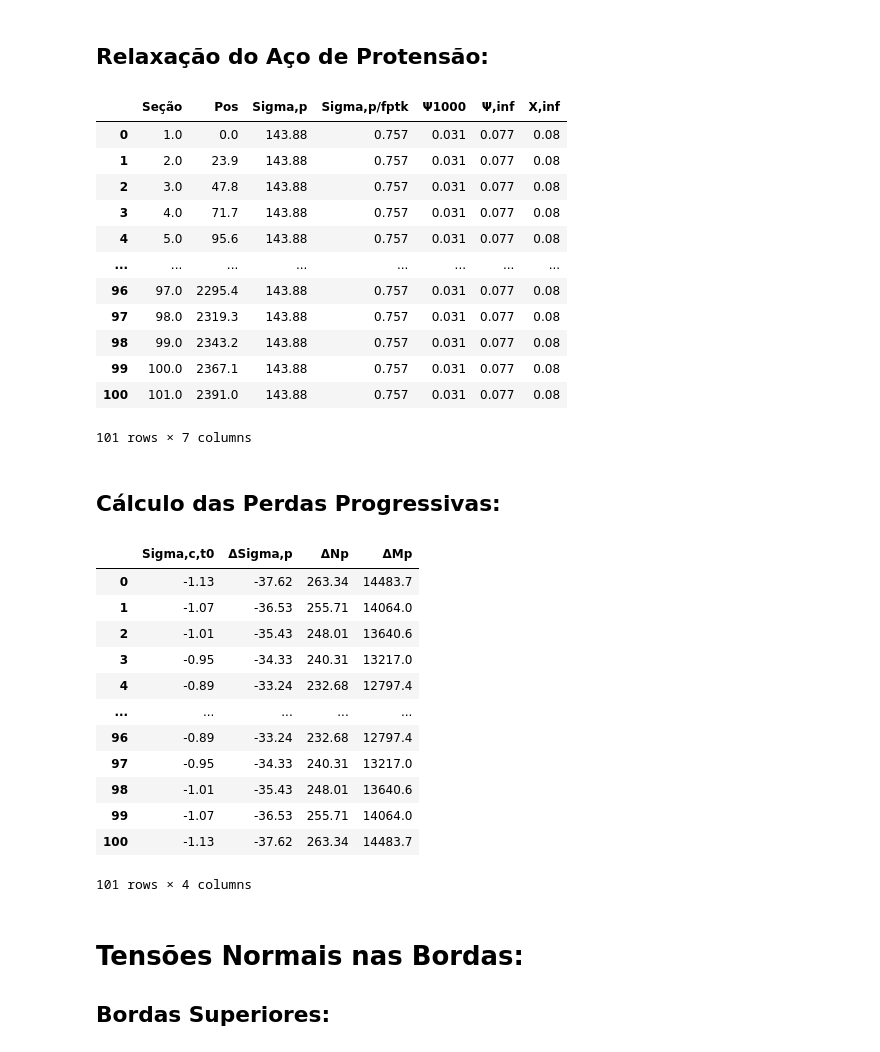
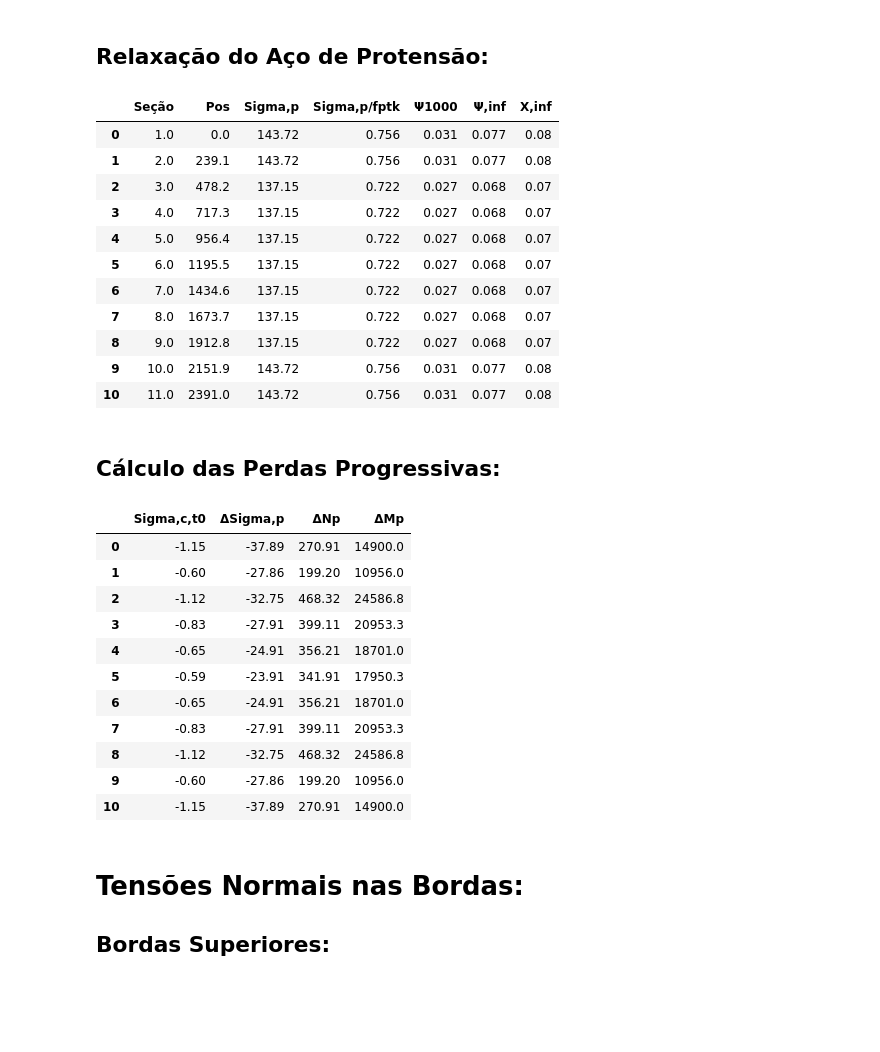
Before and after one commit to GarciaGabe/eng, a Jupyter notebook: Viga Protendida.ipynb, the cells around one changed output. Drawn from its saved outputs; the diff is of its cells as text; code cells hidden in the pictures; blank space fills up the shorter version.

```diff
--- a/Viga Protendida.ipynb
+++ b/Viga Protendida.ipynb
@@ -53,12 +53,12 @@ Area = b*h - e_eps*h_eps
 Inercia = b*h**3/12 - e_eps*h_eps**3/12
 W_i = Inercia/(h/2)
 W_s = Inercia/(h/2)
-e_p = 55
+e_p = 52.5
 Vao = 2391
 
 ## Número de seções para dividir o vão:
 # Escolher número impar
-nS = 101
+nS = 11
 # %% [output]
 \[
 \begin{aligned}
@@ -153,7 +153,7 @@ f_{yd} &= \frac{ f_{yk} }{ 1.15 }  = \frac{ 50 }{ 1.15 } &= 43.48
 %%render 2 short
 
 Q_t0 = 0.000025*Area
-Q_tF = 0.156
+Q_tF = 0.157
 # %% [output]
 \[
 \begin{aligned}
@@ -248,7 +248,7 @@ P_{max} &= \operatorname{min} { \left( P_{1} ,\  P_{2} \right) }  = \operatornam
 
 P = P_max
 phi_1 = 1.52
-A_p1 = 1.40
+A_p1 = 1.43
 
 ## Número de cordoalhas para adotar:
 n = floor(P/(A_p1*sigma_p0))
@@ -422,7 +421,7 @@ n_{s1} &= \left \lfloor \frac{ P_{s1} }{ A_{p1} \cdot \sigma_{p0} } \right \rflo
 
 # Vetor com o número de cordoalhas em cada ponto de escalonamento:
 
-qntCordoalhas = (5,10)
+qntCordoalhas = [5,10]
 
 # Vetor com a excentricidade da protensão em cada ponto de escalonamento:
 
@@ -661,39 +667,38 @@ epsilon_cs = epsilon_1s*epsilon_2s*(beta_s_tF - beta_s_t0)
 # %%
 relax = []
 for i in range(7):
     relax.append([0]*nS)
 
 for i in range (nS):
-    relax[0][i] = i+1
+    relax[0][i] = int(i+1)
     relax[1][i] = esforcos[0][i] #posição x da seção
     for j in range(len(qntCordoalhas)-1,-1,-1):
         if(relax[1][i] >= x1_anc[j] and relax[1][i] <= x2_anc[j]):
             relax[2][i] = round(sigma_p[j],2)
             break
     relax[3][i] = round(relax[2][i]/f_ptk,3)
     relax[4][i] = round(calcpsi(relax[3][i]),3)
     relax[5][i] = round(relax[4][i]*2.5,3)
     relax[6][i] = round(-log(1-relax[5][i]),3)
 
 
 tabela3 = pd.DataFrame(relax)
 tabela3 = tabela3.transpose()
 tabela3.rename(columns={0:'Seção',1:'Pos',2:'Sigma,p',3:'Sigma,p/fptk',4:'\u03A81000',5:'\u03A8,inf',6:'X,inf'},inplace = True)
 display(tabela3)
 # %% [output]
 |  | Seção | Pos | Sigma,p | Sigma,p/fptk | Ψ1000 | Ψ,inf | X,inf |
-| 0 | 1.0 | 0.0 | 143.88 | 0.757 | 0.031 | 0.077 | 0.08 |
-| 1 | 2.0 | 23.9 | 143.88 | 0.757 | 0.031 | 0.077 | 0.08 |
-| 2 | 3.0 | 47.8 | 143.88 | 0.757 | 0.031 | 0.077 | 0.08 |
-| 3 | 4.0 | 71.7 | 143.88 | 0.757 | 0.031 | 0.077 | 0.08 |
-| 4 | 5.0 | 95.6 | 143.88 | 0.757 | 0.031 | 0.077 | 0.08 |
-| ... | ... | ... | ... | ... | ... | ... | ... |
-| 96 | 97.0 | 2295.4 | 143.88 | 0.757 | 0.031 | 0.077 | 0.08 |
-| 97 | 98.0 | 2319.3 | 143.88 | 0.757 | 0.031 | 0.077 | 0.08 |
-| 98 | 99.0 | 2343.2 | 143.88 | 0.757 | 0.031 | 0.077 | 0.08 |
-| 99 | 100.0 | 2367.1 | 143.88 | 0.757 | 0.031 | 0.077 | 0.08 |
-| 100 | 101.0 | 2391.0 | 143.88 | 0.757 | 0.031 | 0.077 | 0.08 |
+| 0 | 1.0 | 0.0 | 143.72 | 0.756 | 0.031 | 0.077 | 0.08 |
+| 1 | 2.0 | 239.1 | 143.72 | 0.756 | 0.031 | 0.077 | 0.08 |
+| 2 | 3.0 | 478.2 | 137.15 | 0.722 | 0.027 | 0.068 | 0.07 |
+| 3 | 4.0 | 717.3 | 137.15 | 0.722 | 0.027 | 0.068 | 0.07 |
+| 4 | 5.0 | 956.4 | 137.15 | 0.722 | 0.027 | 0.068 | 0.07 |
+| 5 | 6.0 | 1195.5 | 137.15 | 0.722 | 0.027 | 0.068 | 0.07 |
+| 6 | 7.0 | 1434.6 | 137.15 | 0.722 | 0.027 | 0.068 | 0.07 |
+| 7 | 8.0 | 1673.7 | 137.15 | 0.722 | 0.027 | 0.068 | 0.07 |
+| 8 | 9.0 | 1912.8 | 137.15 | 0.722 | 0.027 | 0.068 | 0.07 |
+| 9 | 10.0 | 2151.9 | 143.72 | 0.756 | 0.031 | 0.077 | 0.08 |
+| 10 | 11.0 | 2391.0 | 143.72 | 0.756 | 0.031 | 0.077 | 0.08 |
-101 rows × 7 columns
 # %% [markdown]
 ## Cálculo das Perdas Progressivas:
 # %%
@@ -729,18 +734,17 @@ tabela4.rename(columns={0:'Sigma,c,t0',1:'\u0394Sigma,p',2:'\u0394Np',3:'\u0394M
 display(tabela4)
 # %% [output]
 |  | Sigma,c,t0 | ΔSigma,p | ΔNp | ΔMp |
-| 0 | -1.13 | -37.62 | 263.34 | 14483.7 |
-| 1 | -1.07 | -36.53 | 255.71 | 14064.0 |
-| 2 | -1.01 | -35.43 | 248.01 | 13640.6 |
-| 3 | -0.95 | -34.33 | 240.31 | 13217.0 |
-| 4 | -0.89 | -33.24 | 232.68 | 12797.4 |
-| ... | ... | ... | ... | ... |
-| 96 | -0.89 | -33.24 | 232.68 | 12797.4 |
-| 97 | -0.95 | -34.33 | 240.31 | 13217.0 |
-| 98 | -1.01 | -35.43 | 248.01 | 13640.6 |
-| 99 | -1.07 | -36.53 | 255.71 | 14064.0 |
-| 100 | -1.13 | -37.62 | 263.34 | 14483.7 |
+| 0 | -1.15 | -37.89 | 270.91 | 14900.0 |
+| 1 | -0.60 | -27.86 | 199.20 | 10956.0 |
+| 2 | -1.12 | -32.75 | 468.32 | 24586.8 |
+| 3 | -0.83 | -27.91 | 399.11 | 20953.3 |
+| 4 | -0.65 | -24.91 | 356.21 | 18701.0 |
+| 5 | -0.59 | -23.91 | 341.91 | 17950.3 |
+| 6 | -0.65 | -24.91 | 356.21 | 18701.0 |
+| 7 | -0.83 | -27.91 | 399.11 | 20953.3 |
+| 8 | -1.12 | -32.75 | 468.32 | 24586.8 |
+| 9 | -0.60 | -27.86 | 199.20 | 10956.0 |
+| 10 | -1.15 | -37.89 | 270.91 | 14900.0 |
-101 rows × 4 columns
 # %% [markdown]
 # Tensões Normais nas Bordas:
 
```
Also changed, not shown: parts of 28 cells of this notebook.
